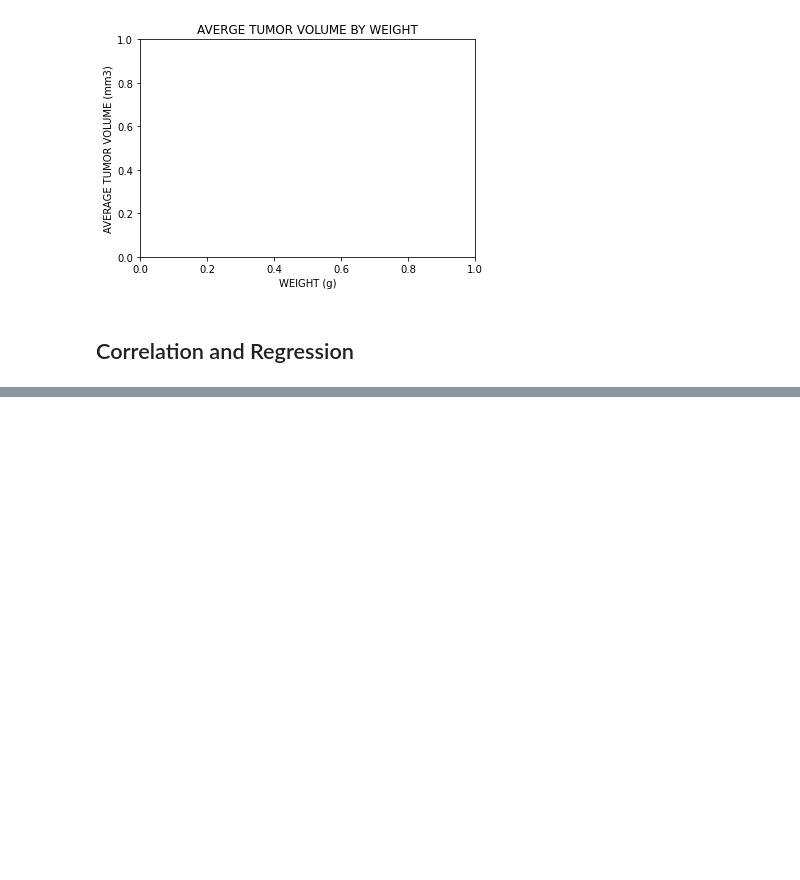
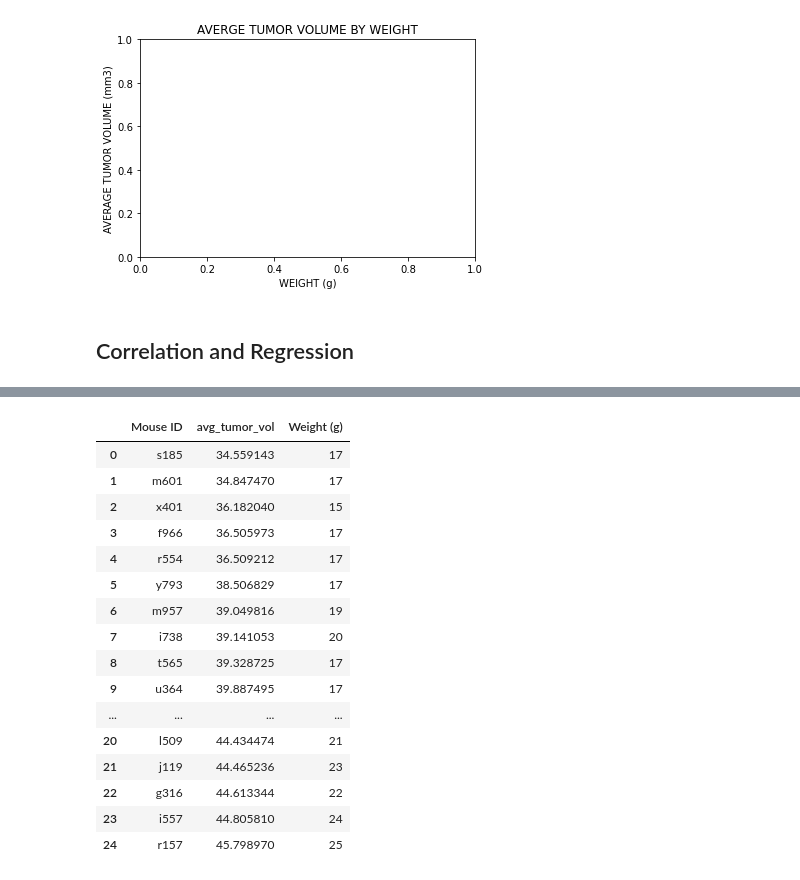
Before and after one commit to TBG1006/Pymaceuticals, a Jupyter notebook: Pymaceuticals.ipynb, the cells around one changed output, grey strips where cells are left out. Saved outputs shown, nothing was run; the diff lists cells and outputs as text; code cells hidden in the pictures; blank space fills up the shorter version.

```diff
--- a/Pymaceuticals.ipynb
+++ b/Pymaceuticals.ipynb
@@ -383,0 +381,32 @@ Text(0.5, 1.0, 'AVERGE TUMOR VOLUME BY WEIGHT')
+# %%
+# Calculate the correlation coefficient and linear regression model
+
+cap_mouse_vol_weight
+
+weight = cap_mouse_vol_weight["Weight (g)"]
+tumor_volume = cap_mouse_vol_weight["avg_tumor_vol"]
+tumor_volume
+print(f"The correlation coefficient between weight and avg tumor volume is {round(st.pearsonr(weight,tumor_volume)[0],2)}")
+
+# SCATTER PLT CODE FROM ABOVE
+cap_mouse_tumor_vol = pd.DataFrame(cap_mouse.groupby('Mouse ID')['Tumor Volume (mm3)'].mean().sort_values()).reset_index().rename(columns={'Tumor Volume (mm3)': 'avg_tumor_vol'})
+cap_mouse_tumor_vol
+
+cap_mouse_weight = pd.DataFrame(cap_mouse.groupby('Mouse ID')['Weight (g)'].mean())
+cap_mouse_weight
+
+cap_mouse_vol_weight = pd.merge(cap_mouse_tumor_vol,cap_mouse_weight, on='Mouse ID')
+cap_mouse_vol_weight
+
+cap_mouse_vol_weight.plot(kind="scatter", x="Weight (g)", y="avg_tumor_vol", grid=True, figsize=(8,8), title = "AVG TUMOR VOLUME BY WEIGHT")
+plt.show()
+
+mouse_slope, mouse_int, mouse_r, mpuse_p, mouse_std_err = stats.linregress(cap_mouse_tumor_vol,cap_mouse_weight)
+
+# vc_fit = slope * year + mouse_int
+
+# plt.xlabel("WEIGHT (g)")
+# plt.ylabel("AVERAGE TUMOR VOLUME (mm3)")
+# plt.title('AVERGE TUMOR VOLUME BY WEIGHT')
+
+# for mouse weight and average tumor volume for the Capomulin regimen
@@ -383,0 +417,20 @@ Text(0.5, 1.0, 'AVERGE TUMOR VOLUME BY WEIGHT')
+# %%
+cap_mouse_vol_weight
+# %% [output]
+|  | Mouse ID | avg_tumor_vol | Weight (g) |
+| 0 | s185 | 34.559143 | 17 |
+| 1 | m601 | 34.847470 | 17 |
+| 2 | x401 | 36.182040 | 15 |
+| 3 | f966 | 36.505973 | 17 |
+| 4 | r554 | 36.509212 | 17 |
+| 5 | y793 | 38.506829 | 17 |
+| 6 | m957 | 39.049816 | 19 |
+| 7 | i738 | 39.141053 | 20 |
+| 8 | t565 | 39.328725 | 17 |
+| 9 | u364 | 39.887495 | 17 |
+| ... | ... | ... | ... |
+| 20 | l509 | 44.434474 | 21 |
+| 21 | j119 | 44.465236 | 23 |
+| 22 | g316 | 44.613344 | 22 |
+| 23 | i557 | 44.805810 | 24 |
+| 24 | r157 | 45.798970 | 25 |
```
Also changed, not shown: parts of 4 cells of this notebook.
